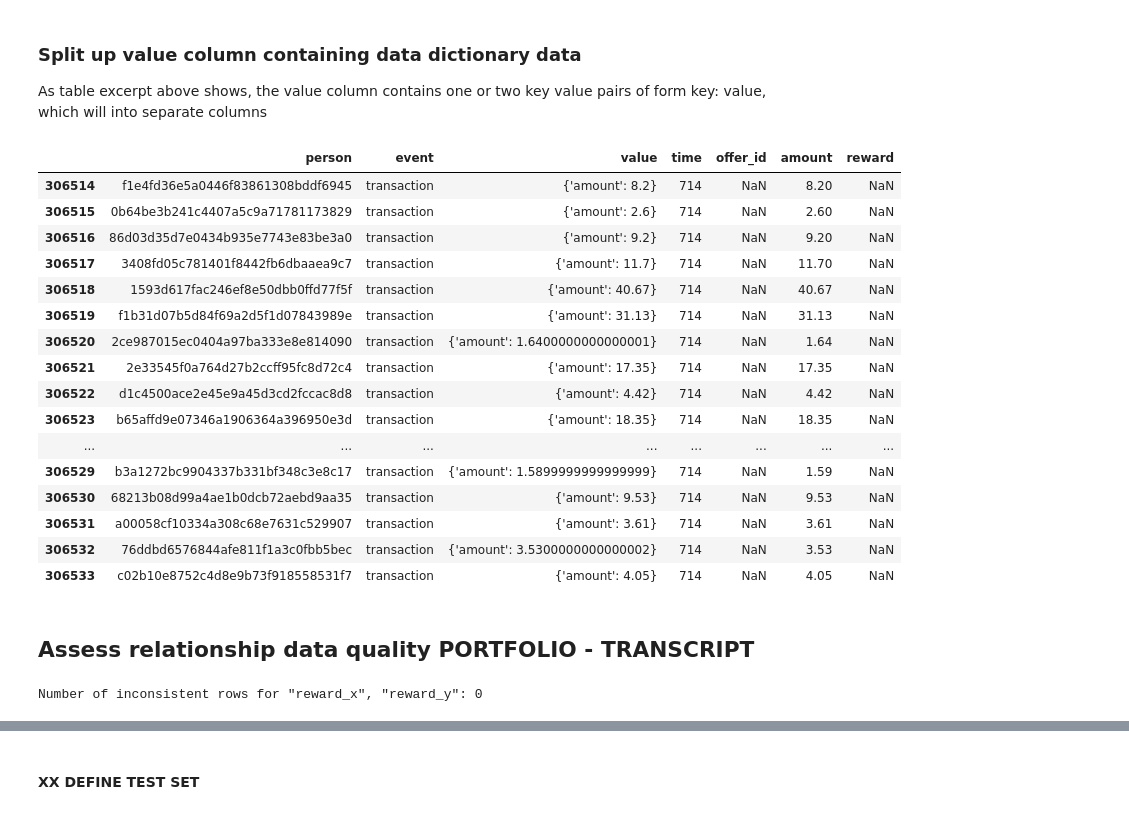
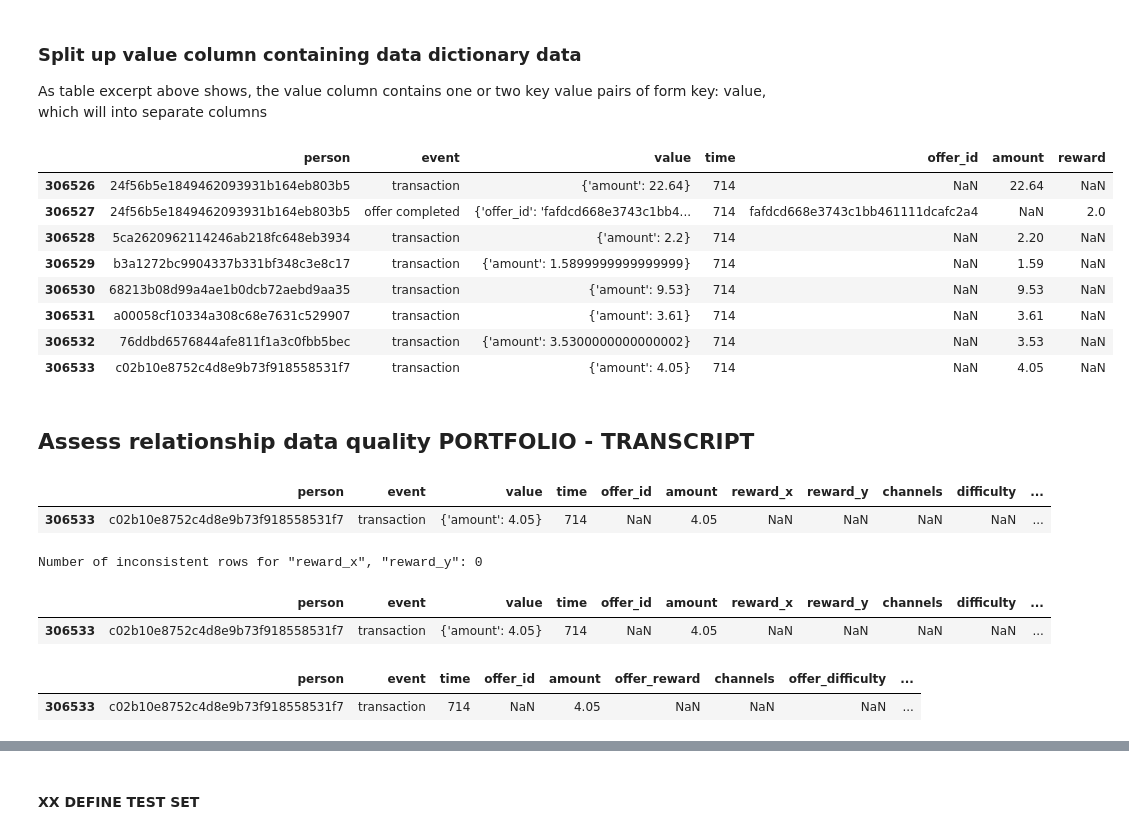
Before and after one commit to Oliver-Balb/Starbucks, a Jupyter notebook: Starbucks_Capstone_notebook.ipynb, the cells around one changed output, grey strips where cells are left out. Drawn from its saved outputs; the diff is of its cells as text; code cells hidden in the pictures.

Commit message:
Neuer Ansatz Offer Aggregation Do., Mittag

```diff
--- a/Starbucks_Capstone_notebook.ipynb
+++ b/Starbucks_Capstone_notebook.ipynb
@@ -250,45 +250,37 @@ def split_dict_into_cols(df, col):
     column col into individual columns named by key value.
     Correct misspelled keys for "offer_id"
 
     Arguments:
     df - Pandas dataframe
     col - Column name containing dictionary values as strings
 
     Returns:
     df_result - Dataframe with multivalue column normalized into separate columns
     df_conversion_errors - Dataframe with rows that failed to convert
     '''
 
     # Iterate over each row in the dataframe
     for index, row in df.iterrows():
 
         dictval = row[col]
         for key, value in dictval.items():
             # Correct misspelled keys for "offer_id"
             if key == 'offer id':
                 key = 'offer_id'
             # print(f"Key: {key}, Value: {value}")
             #df.loc[index, key] = value
             df.loc[index, (key)] = value
 
     return df
 
 transcript_norm = split_dict_into_cols(transcript, 'value')
 
-transcript_norm.tail(20)
+transcript_norm.tail(8)
 # %% [output]
 |  | person | event | value | time | offer_id | amount | reward |
-| 306514 | f1e4fd36e5a0446f83861308bddf6945 | transaction | {'amount': 8.2} | 714 | NaN | 8.20 | NaN |
-| 306515 | 0b64be3b241c4407a5c9a71781173829 | transaction | {'amount': 2.6} | 714 | NaN | 2.60 | NaN |
-| 306516 | 86d03d35d7e0434b935e7743e83be3a0 | transaction | {'amount': 9.2} | 714 | NaN | 9.20 | NaN |
-| 306517 | 3408fd05c781401f8442fb6dbaaea9c7 | transaction | {'amount': 11.7} | 714 | NaN | 11.70 | NaN |
-| 306518 | 1593d617fac246ef8e50dbb0ffd77f5f | transaction | {'amount': 40.67} | 714 | NaN | 40.67 | NaN |
-| 306519 | f1b31d07b5d84f69a2d5f1d07843989e | transaction | {'amount': 31.13} | 714 | NaN | 31.13 | NaN |
-| 306520 | 2ce987015ec0404a97ba333e8e814090 | transaction | {'amount': 1.6400000000000001} | 714 | NaN | 1.64 | NaN |
-| 306521 | 2e33545f0a764d27b2ccff95fc8d72c4 | transaction | {'amount': 17.35} | 714 | NaN | 17.35 | NaN |
-| 306522 | d1c4500ace2e45e9a45d3cd2fccac8d8 | transaction | {'amount': 4.42} | 714 | NaN | 4.42 | NaN |
-| 306523 | b65affd9e07346a1906364a396950e3d | transaction | {'amount': 18.35} | 714 | NaN | 18.35 | NaN |
-| ... | ... | ... | ... | ... | ... | ... | ... |
+| 306526 | 24f56b5e1849462093931b164eb803b5 | transaction | {'amount': 22.64} | 714 | NaN | 22.64 | NaN |
+| 306527 | 24f56b5e1849462093931b164eb803b5 | offer completed | {'offer_id': 'fafdcd668e3743c1bb4... | 714 | fafdcd668e3743c1bb461111dcafc2a4 | NaN | 2.0 |
+| 306528 | 5ca2620962114246ab218fc648eb3934 | transaction | {'amount': 2.2} | 714 | NaN | 2.20 | NaN |
 | 306529 | b3a1272bc9904337b331bf348c3e8c17 | transaction | {'amount': 1.5899999999999999} | 714 | NaN | 1.59 | NaN |
 | 306530 | 68213b08d99a4ae1b0dcb72aebd9aa35 | transaction | {'amount': 9.53} | 714 | NaN | 9.53 | NaN |
 | 306531 | a00058cf10334a308c68e7631c529907 | transaction | {'amount': 3.61} | 714 | NaN | 3.61 | NaN |
@@ -302,8 +294,20 @@ transcript_norm = pd.merge(transcript_norm, portfolio, left_on='offer_id', right
+# %%
+# xx
+transcript_norm.tail(1)
+# %% [output]
+|  | person | event | value | time | offer_id | amount | reward_x | reward_y | channels | difficulty | ... |
+| 306533 | c02b10e8752c4d8e9b73f918558531f7 | transaction | {'amount': 4.05} | 714 | NaN | 4.05 | NaN | NaN | NaN | NaN | ... |
 # %%
 # Check if there are inconsistencies related to redundant columns "reward_x", "reward_y":
 print(f'Number of inconsistent rows for "reward_x", "reward_y": {len(transcript_norm[(transcript_norm['event']=='offer completed') & (transcript_norm['reward_x'] != transcript_norm['reward_y'])].head(5))}')
 # %% [output]
 Number of inconsistent rows for "reward_x", "reward_y": 0
+# %%
+# xx
+transcript_norm.tail(1)
+# %% [output]
+|  | person | event | value | time | offer_id | amount | reward_x | reward_y | channels | difficulty | ... |
+| 306533 | c02b10e8752c4d8e9b73f918558531f7 | transaction | {'amount': 4.05} | 714 | NaN | 4.05 | NaN | NaN | NaN | NaN | ... |
 # %%
 # Housekeeping for transcript_norm:
 # As there are no inconsistent rows, rename drop column "reward_x". Drop redundand columns "id" (containing "offer_id"), "value". Rename column "reward_y" to "reward"
@@ -311,0 +319,6 @@ transcript_norm.rename(columns={'reward_y': 'offer_reward', 'duration': 'offer_d
+# %%
+# xx
+transcript_norm.tail(1)
+# %% [output]
+|  | person | event | time | offer_id | amount | offer_reward | channels | offer_difficulty | ... |
+| 306533 | c02b10e8752c4d8e9b73f918558531f7 | transaction | 714 | NaN | 4.05 | NaN | NaN | NaN | ... |
```
Also changed, not shown: parts of 19 cells of this notebook, 5 other files.
